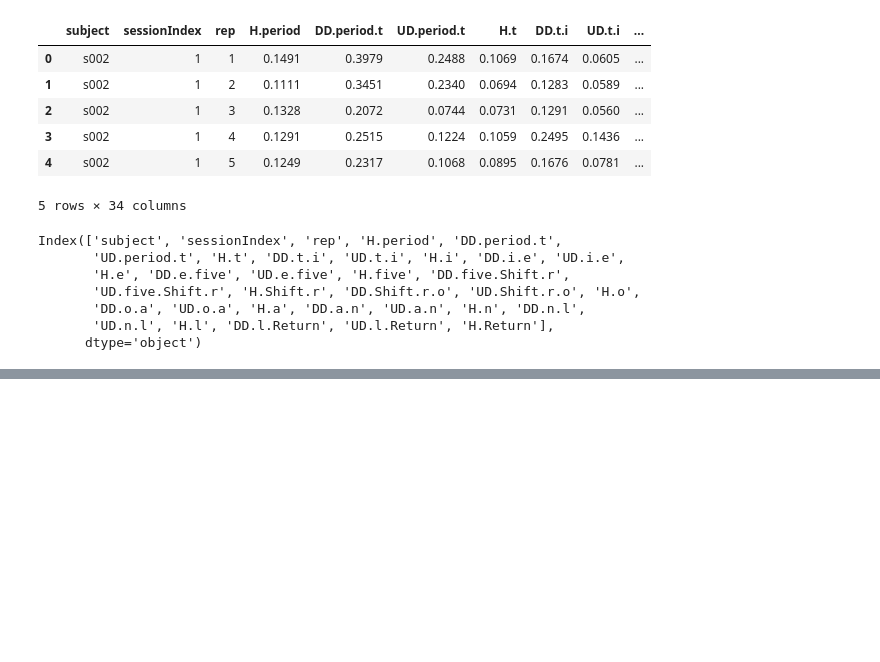
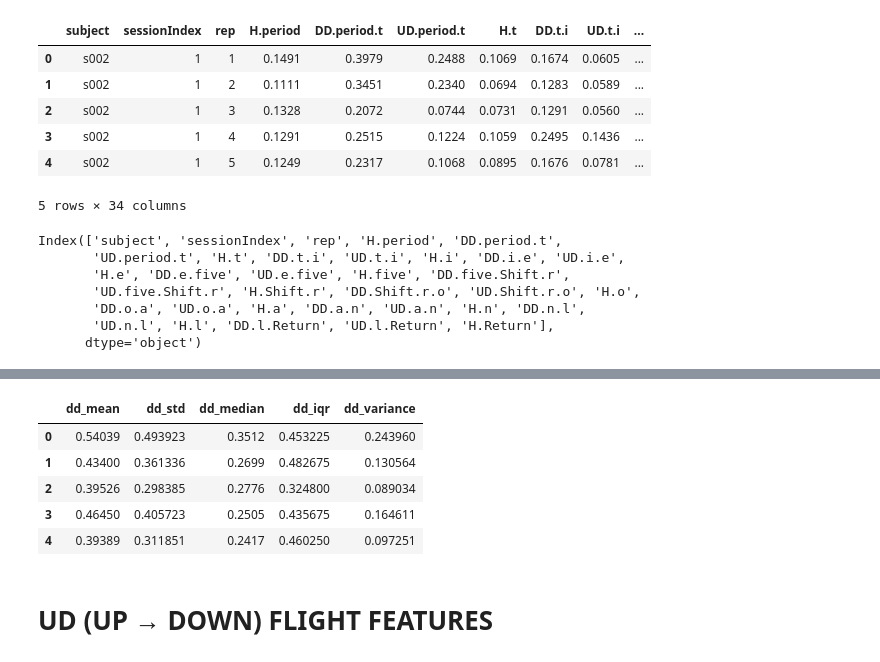
Before and after one commit to b0sc/humanSign, a Jupyter notebook: ml/data/notebooks/build_dataset.ipynb, the cells around one changed output, grey strips where cells are left out. Saved outputs shown, nothing was run; the diff lists cells and outputs as text; code cells hidden in the pictures; blank space fills up the shorter version.

```diff
--- a/ml/data/notebooks/build_dataset.ipynb
+++ b/ml/data/notebooks/build_dataset.ipynb
@@ -38,0 +141,26 @@ Index(['subject', 'sessionIndex', 'rep', 'H.period', 'DD.period.t',
+# %%
+df["dd_mean"]     = df[dd_cols].mean(axis=1)
+df["dd_std"]      = df[dd_cols].std(axis=1)
+df["dd_median"]   = df[dd_cols].median(axis=1)
+df["dd_iqr"]      = (
+    df[dd_cols].quantile(0.75, axis=1) -
+    df[dd_cols].quantile(0.25, axis=1)
+)
+df["dd_variance"] = df[dd_cols].var(axis=1)
+# %%
+df[[
+    "dd_mean",
+    "dd_std",
+    "dd_median",
+    "dd_iqr",
+    "dd_variance"
+]].head()
+# %% [output]
+|  | dd_mean | dd_std | dd_median | dd_iqr | dd_variance |
+| 0 | 0.54039 | 0.493923 | 0.3512 | 0.453225 | 0.243960 |
+| 1 | 0.43400 | 0.361336 | 0.2699 | 0.482675 | 0.130564 |
+| 2 | 0.39526 | 0.298385 | 0.2776 | 0.324800 | 0.089034 |
+| 3 | 0.46450 | 0.405723 | 0.2505 | 0.435675 | 0.164611 |
+| 4 | 0.39389 | 0.311851 | 0.2417 | 0.460250 | 0.097251 |
+# %% [markdown]
+# UD (UP → DOWN) FLIGHT FEATURES
```
Also changed, not shown: parts of 34 cells of this notebook, 1 other file.
